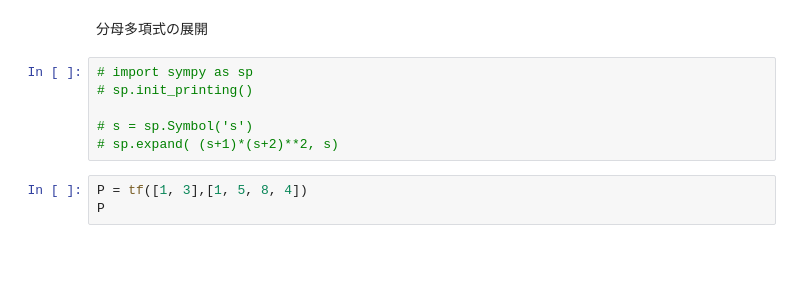
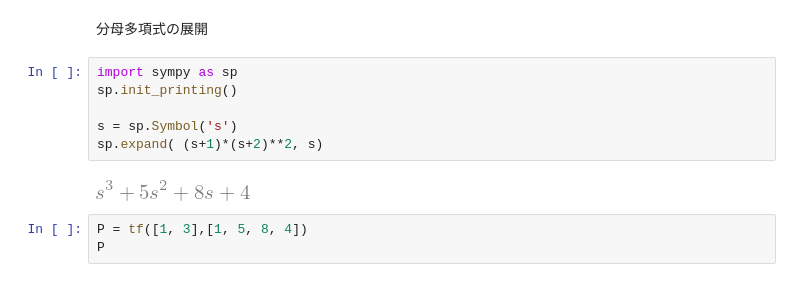
Before and after one commit to 373yuki/pyctrl2, a Jupyter notebook: chap3.ipynb, the cells around one changed output. Cells and saved outputs as stored; diff of their text form; blank space fills up the shorter version.

```diff
--- a/chap3.ipynb
+++ b/chap3.ipynb
@@ -150,11 +156,13 @@ $$\frac{s + 2}{s^3 + 5 s^2 + 3 s + 4}$$
 # %% [markdown]
 分母多項式の展開
 # %%
-# import sympy as sp
-# sp.init_printing()
+import sympy as sp
+sp.init_printing()
 
-# s = sp.Symbol('s')
-# sp.expand( (s+1)*(s+2)**2, s)
+s = sp.Symbol('s')
+sp.expand( (s+1)*(s+2)**2, s)
+# %% [output]
+[figure, added]
 # %%
 P = tf([1, 3],[1, 5, 8, 4])
 P
```
Also changed, not shown: parts of 16 cells of this notebook.
